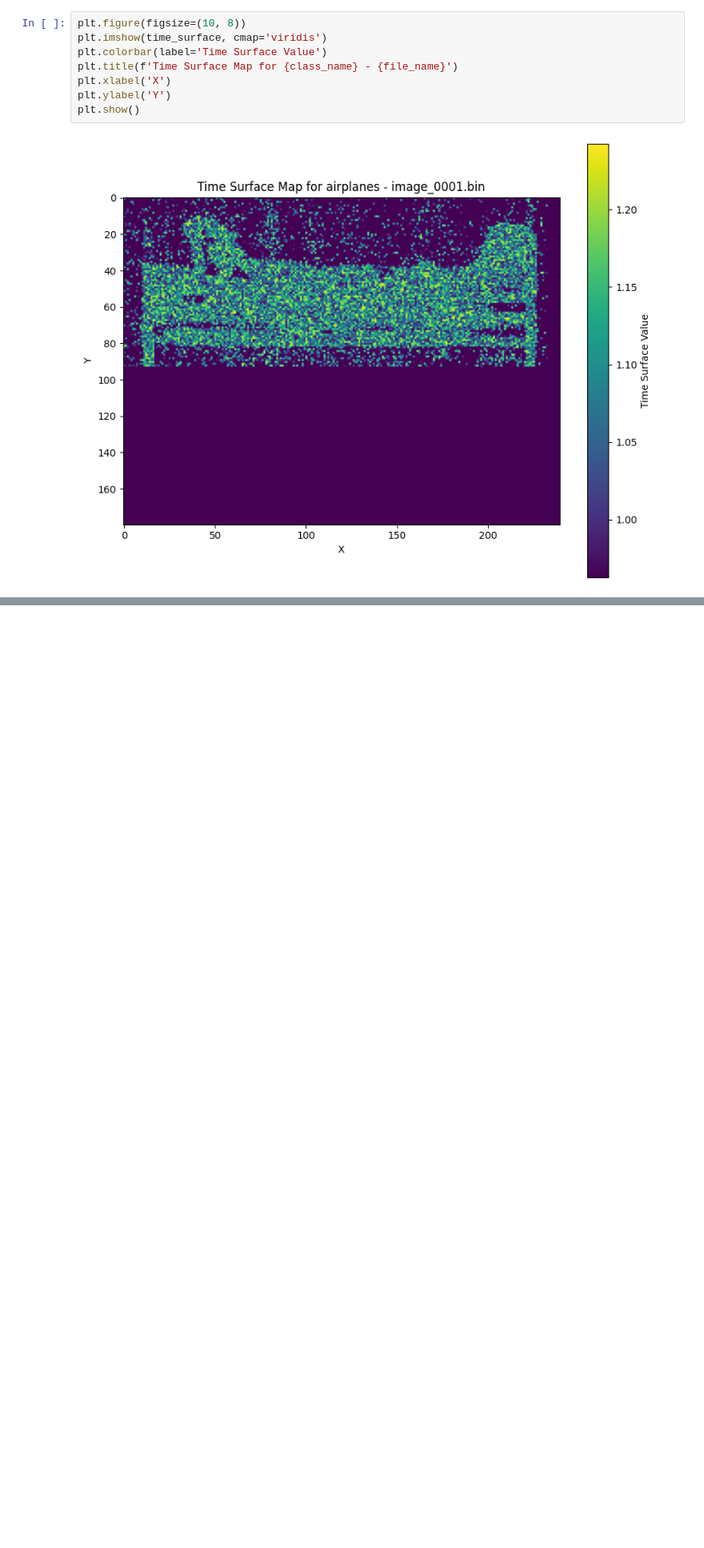
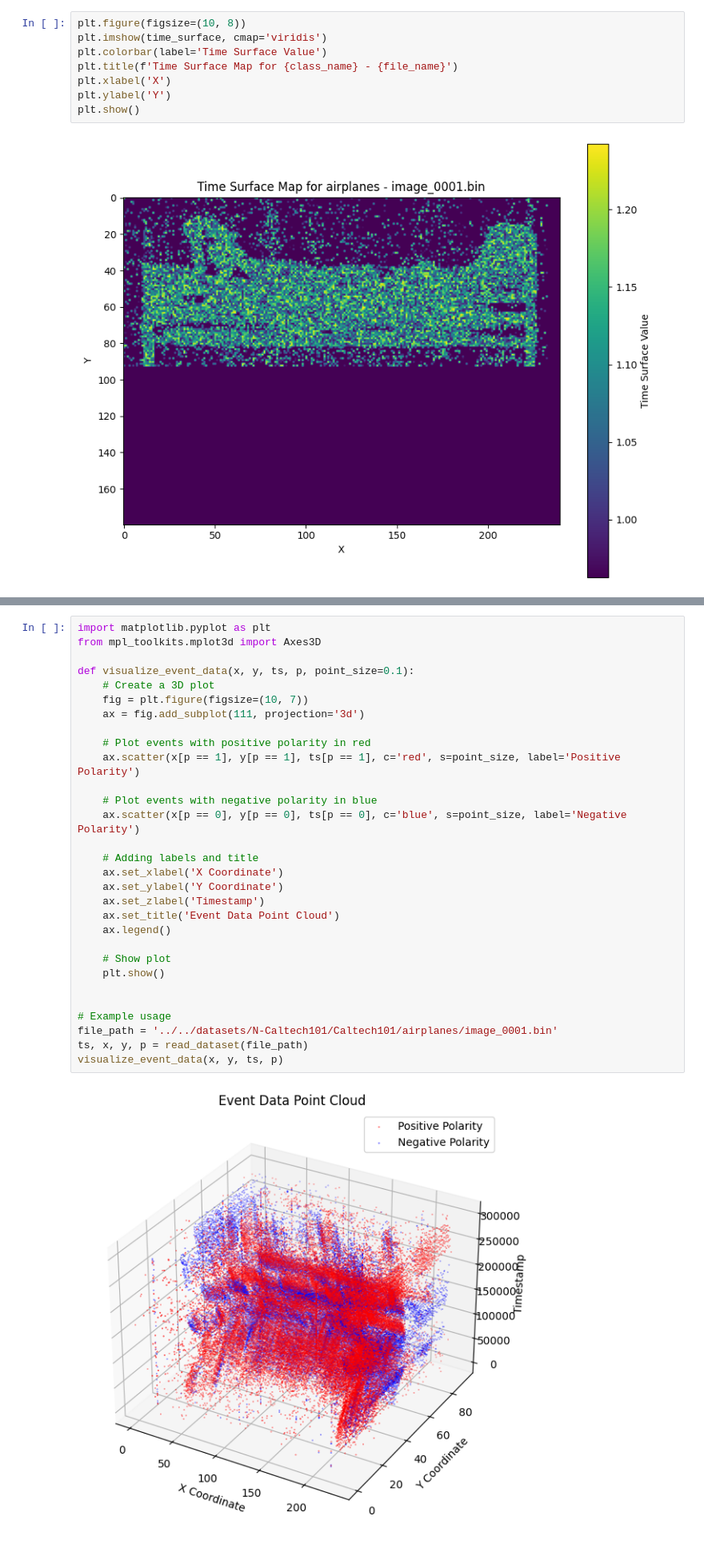
Before and after one commit to gongguhit/gazingev, a Jupyter notebook: pm/test_ncaltech101.ipynb, the cells around one changed output, grey strips where cells are left out. Shown at 80% size. Drawn from its saved outputs; the diff is of its cells as text; blank space fills up the shorter version.

```diff
--- a/pm/test_ncaltech101.ipynb
+++ b/pm/test_ncaltech101.ipynb
@@ -126,0 +300,32 @@ FileNotFoundError: [Errno 2] No such file or directory: 'path/to/n_caltech101_da
+# %%
+import matplotlib.pyplot as plt
+from mpl_toolkits.mplot3d import Axes3D
+
+def visualize_event_data(x, y, ts, p, point_size=0.1):
+    # Create a 3D plot
+    fig = plt.figure(figsize=(10, 7))
+    ax = fig.add_subplot(111, projection='3d')
+
+    # Plot events with positive polarity in red
+    ax.scatter(x[p == 1], y[p == 1], ts[p == 1], c='red', s=point_size, label='Positive Polarity')
+
+    # Plot events with negative polarity in blue
+    ax.scatter(x[p == 0], y[p == 0], ts[p == 0], c='blue', s=point_size, label='Negative Polarity')
+
+    # Adding labels and title
+    ax.set_xlabel('X Coordinate')
+    ax.set_ylabel('Y Coordinate')
+    ax.set_zlabel('Timestamp')
+    ax.set_title('Event Data Point Cloud')
+    ax.legend()
+
+    # Show plot
+    plt.show()
+
+
+# Example usage
+file_path = '../../datasets/N-Caltech101/Caltech101/airplanes/image_0001.bin'
+ts, x, y, p = read_dataset(file_path)
+visualize_event_data(x, y, ts, p)
+# %% [output]
+[figure, added]
```
Also changed, not shown: parts of 7 cells of this notebook, 8 other files.
